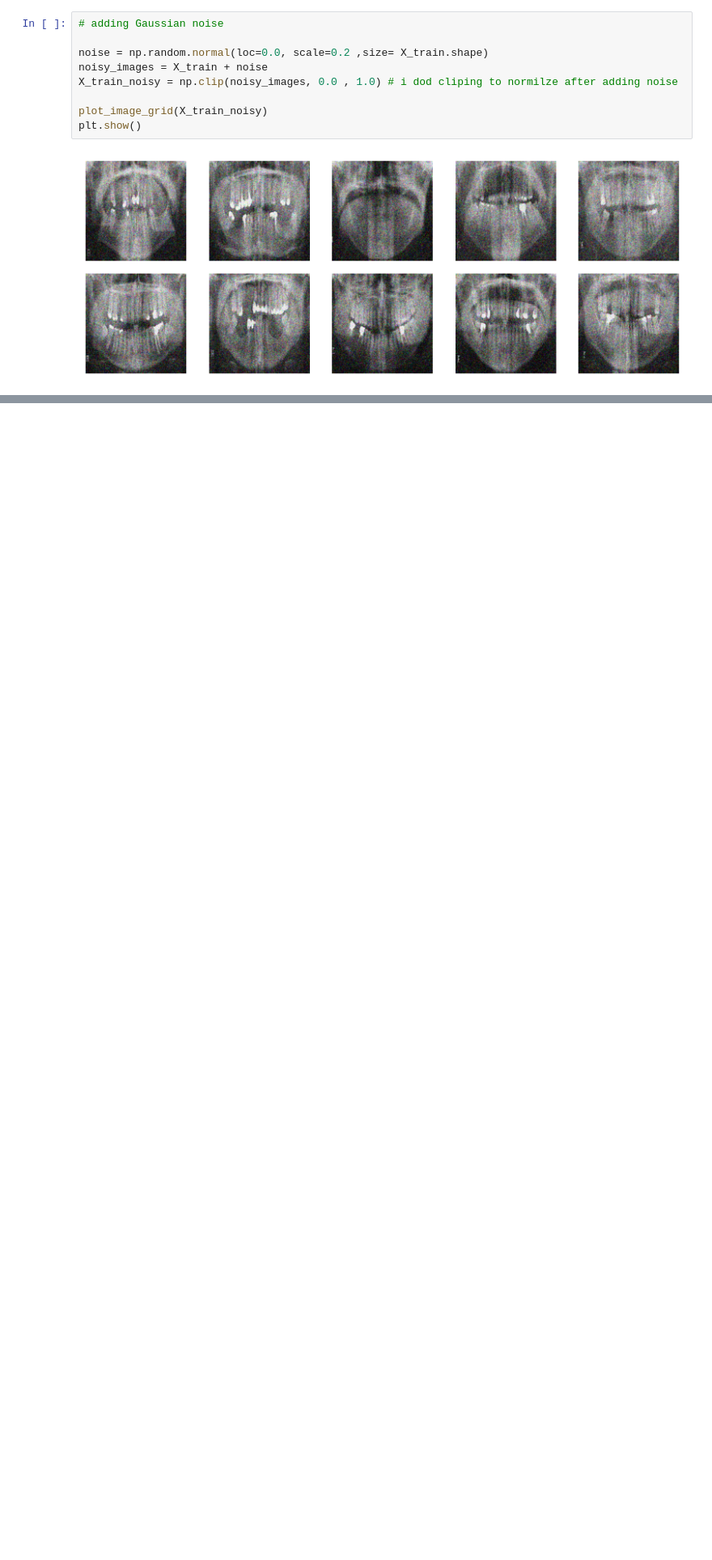
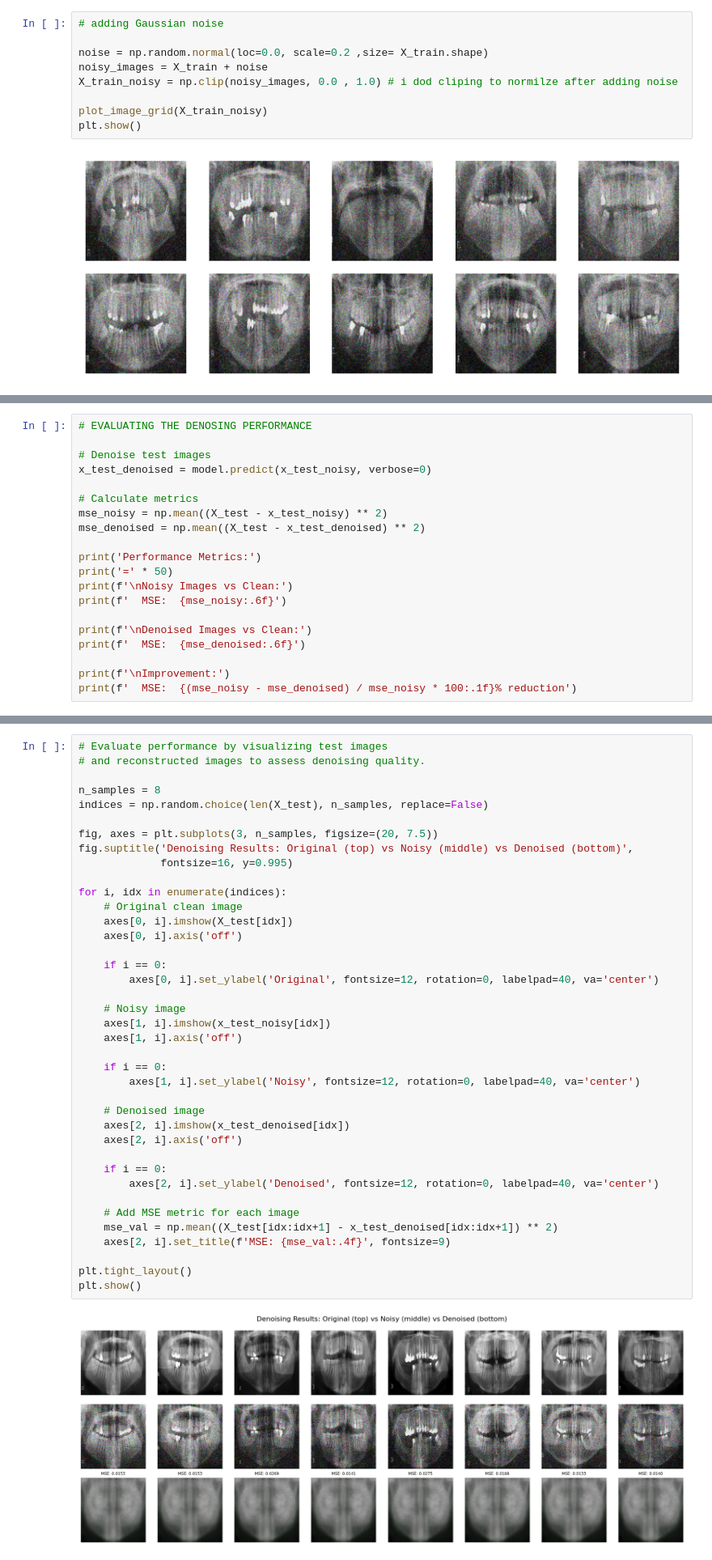
Before and after one commit to Mesterumit/X_Ray_API, a Jupyter notebook: notebooks/x_ray.ipynb, the cells around one changed output, grey strips where cells are left out. Shown at 81% size. Cells and saved outputs as stored; diff of their text form; blank space fills up the shorter version.

```diff
--- a/notebooks/x_ray.ipynb
+++ b/notebooks/x_ray.ipynb
@@ -168,0 +301,20 @@ plt.show()
+# %%
+# EVALUATING THE DENOSING PERFORMANCE
+
+# Denoise test images
+x_test_denoised = model.predict(x_test_noisy, verbose=0)
+
+# Calculate metrics
+mse_noisy = np.mean((X_test - x_test_noisy) ** 2)
+mse_denoised = np.mean((X_test - x_test_denoised) ** 2)
+
+print('Performance Metrics:')
+print('=' * 50)
+print(f'\nNoisy Images vs Clean:')
+print(f'  MSE:  {mse_noisy:.6f}')
+
+print(f'\nDenoised Images vs Clean:')
+print(f'  MSE:  {mse_denoised:.6f}')
+
+print(f'\nImprovement:')
+print(f'  MSE:  {(mse_noisy - mse_denoised) / mse_noisy * 100:.1f}% reduction')
@@ -168,0 +333,41 @@ plt.show()
+# %%
+# Evaluate performance by visualizing test images
+# and reconstructed images to assess denoising quality.
+
+n_samples = 8
+indices = np.random.choice(len(X_test), n_samples, replace=False)
+
+fig, axes = plt.subplots(3, n_samples, figsize=(20, 7.5))
+fig.suptitle('Denoising Results: Original (top) vs Noisy (middle) vs Denoised (bottom)',
+             fontsize=16, y=0.995)
+
+for i, idx in enumerate(indices):
+    # Original clean image
+    axes[0, i].imshow(X_test[idx])
+    axes[0, i].axis('off')
+
+    if i == 0:
+        axes[0, i].set_ylabel('Original', fontsize=12, rotation=0, labelpad=40, va='center')
+
+    # Noisy image
+    axes[1, i].imshow(x_test_noisy[idx])
+    axes[1, i].axis('off')
+
+    if i == 0:
+        axes[1, i].set_ylabel('Noisy', fontsize=12, rotation=0, labelpad=40, va='center')
+
+    # Denoised image
+    axes[2, i].imshow(x_test_denoised[idx])
+    axes[2, i].axis('off')
+
+    if i == 0:
+        axes[2, i].set_ylabel('Denoised', fontsize=12, rotation=0, labelpad=40, va='center')
+
+    # Add MSE metric for each image
+    mse_val = np.mean((X_test[idx:idx+1] - x_test_denoised[idx:idx+1]) ** 2)
+    axes[2, i].set_title(f'MSE: {mse_val:.4f}', fontsize=9)
+
+plt.tight_layout()
+plt.show()
+# %% [output]
+[figure, added]
```
Also changed, not shown: parts of 12 cells of this notebook.
